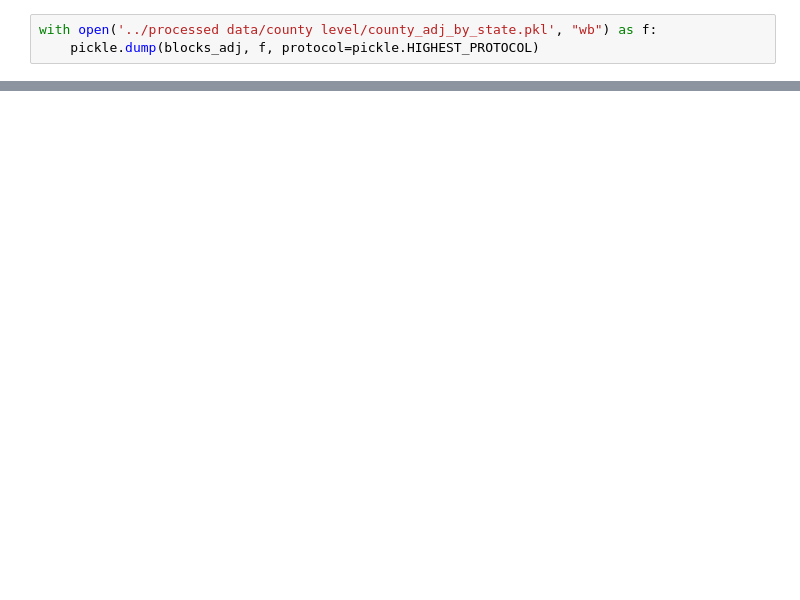
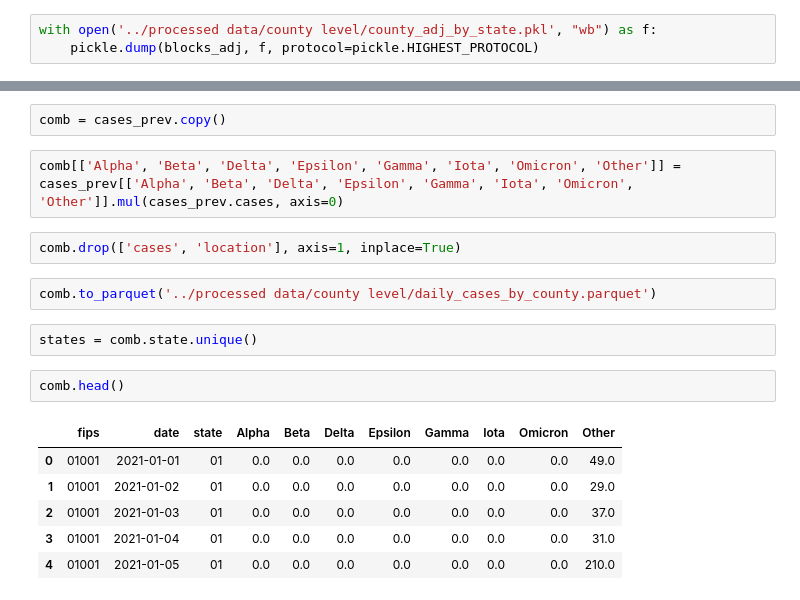
Before and after one commit to roomtempfusion/STAT-461-Group-Project, a Jupyter notebook: data processing/county_level_data_processor.ipynb, the cells around one changed output, grey strips where cells are left out. Saved outputs shown, nothing was run; the diff lists cells and outputs as text; blank space fills up the shorter version.

```diff
--- a/data processing/county_level_data_processor.ipynb
+++ b/data processing/county_level_data_processor.ipynb
@@ -954,0 +486,19 @@ fully_combined_rolling.to_csv('../processed data/state_level/rolled_covariates_s
+# %%
+comb = cases_prev.copy()
+# %%
+comb[['Alpha', 'Beta', 'Delta', 'Epsilon', 'Gamma', 'Iota', 'Omicron', 'Other']] = cases_prev[['Alpha', 'Beta', 'Delta', 'Epsilon', 'Gamma', 'Iota', 'Omicron', 'Other']].mul(cases_prev.cases, axis=0)
+# %%
+comb.drop(['cases', 'location'], axis=1, inplace=True)
+# %%
+comb.to_parquet('../processed data/county level/daily_cases_by_county.parquet')
+# %%
+states = comb.state.unique()
+# %%
+comb.head()
+# %% [output]
+|  | fips | date | state | Alpha | Beta | Delta | Epsilon | Gamma | Iota | Omicron | Other |
+| 0 | 01001 | 2021-01-01 | 01 | 0.0 | 0.0 | 0.0 | 0.0 | 0.0 | 0.0 | 0.0 | 49.0 |
+| 1 | 01001 | 2021-01-02 | 01 | 0.0 | 0.0 | 0.0 | 0.0 | 0.0 | 0.0 | 0.0 | 29.0 |
+| 2 | 01001 | 2021-01-03 | 01 | 0.0 | 0.0 | 0.0 | 0.0 | 0.0 | 0.0 | 0.0 | 37.0 |
+| 3 | 01001 | 2021-01-04 | 01 | 0.0 | 0.0 | 0.0 | 0.0 | 0.0 | 0.0 | 0.0 | 31.0 |
+| 4 | 01001 | 2021-01-05 | 01 | 0.0 | 0.0 | 0.0 | 0.0 | 0.0 | 0.0 | 0.0 | 210.0 |
```
Also changed, not shown: parts of 89 cells of this notebook, 2 other files.
